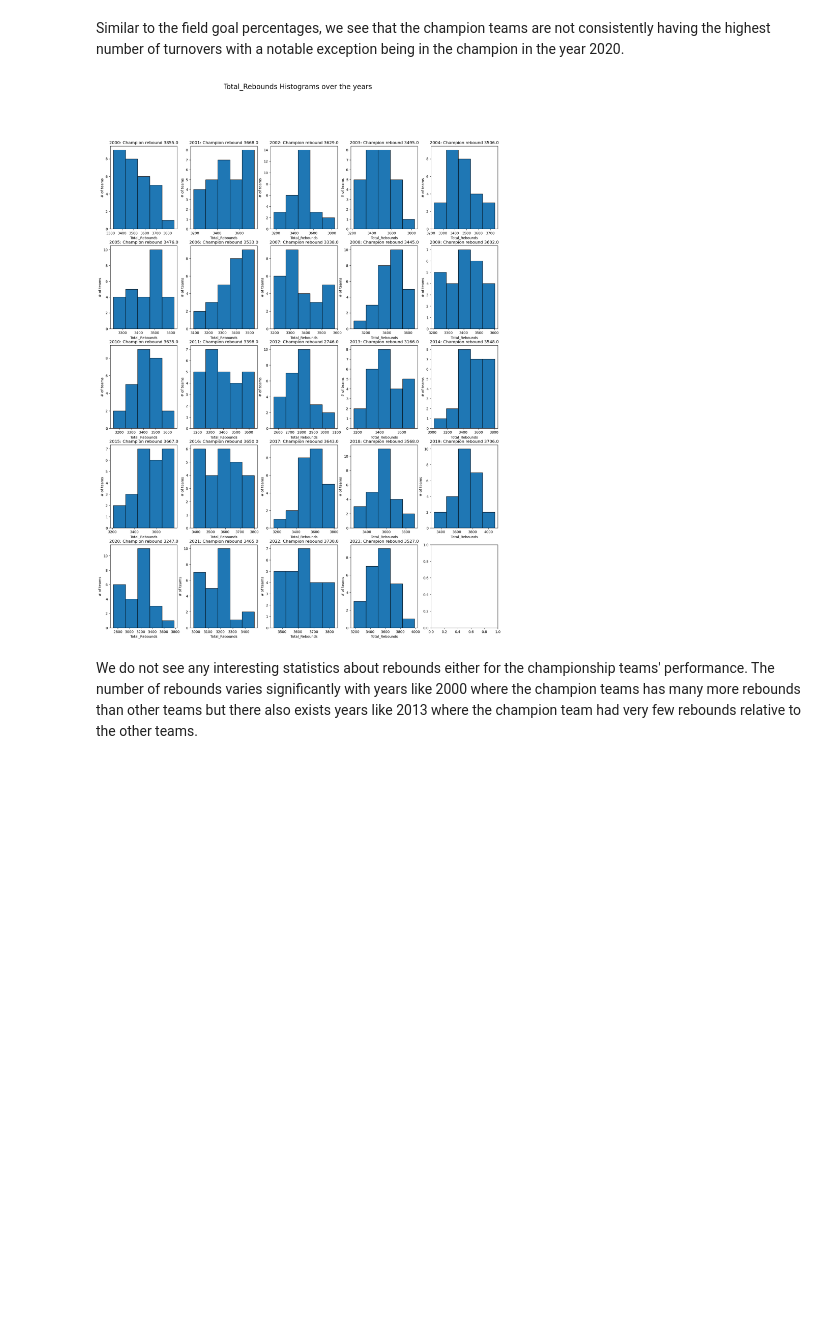
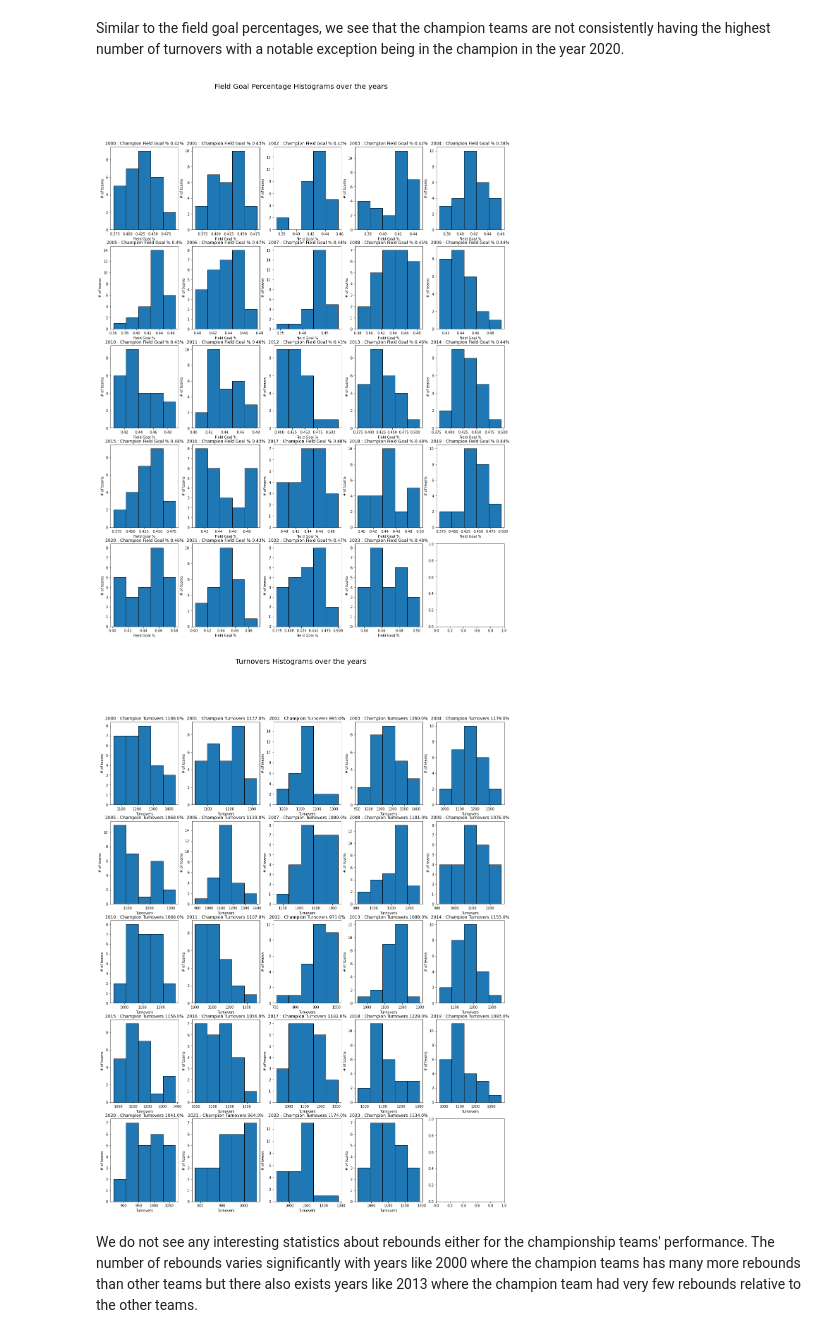
Before and after one commit to kevinkchen1/NBA-Data-Analysis, a Jupyter notebook: FinalProject_group074.ipynb, the cells around one changed output. Drawn from its saved outputs; the diff is of its cells as text; code cells hidden in the pictures; blank space fills up the shorter version.

```diff
--- a/FinalProject_group074.ipynb
+++ b/FinalProject_group074.ipynb
@@ -366,25 +380,34 @@ plt.show()
 # %% [markdown]
 Similar to the field goal percentages, we see that the champion teams are not consistently having the highest number of turnovers with a notable exception being in the champion in the year 2020.
 # %%
-fig, axes = plt.subplots(5, 5, figsize=(20, 5 * 5), sharex=False, sharey=False)
-axes = axes.flatten()
-fig.suptitle(f'Total_Rebounds Histograms over the years', fontsize=20)
-for i in range(24):
-    currYear = str(i + 2000)
-    year_data = all_years.filter(like=currYear,axis=0)
-    axes[i].hist(year_data['Total_Rebounds'], bins=5, edgecolor='black')
+def plot_metric_distribution(metric, title, ylabel, champions, all_years):
 
-    champion = champions[champions['Year'] == i+2000]['NBA Champion'].values
-    Val = year_data.loc[(champion[0],i + 2000)]['Total_Rebounds']
-    Val *= 100
-    Val = int(Val)
-    Val /= 100
-    axes[i].set_title(f'{currYear}: Champion rebound {Val}')
-    axes[i].set_xlabel('Total_Rebounds')
-    axes[i].set_ylabel('# of teams')
-plt.show()
+    fig, axes = plt.subplots(5, 5, figsize=(20, 25), sharex=False, sharey=False)
+    axes = axes.flatten()
+    fig.suptitle(f'{title} over the years', fontsize=20)
+
+    for i in range(24):
+        currYear = str(i + 2000)
+        year_data = all_years.filter(like=currYear, axis=0)
+        axes[i].hist(year_data[metric], bins=5, edgecolor='black')
+
+        champion = champions[champions['Year'] == i + 2000]['NBA Champion'].values
+        metric_val = year_data.loc[(champion[0], i + 2000)][metric]
+        metric_val *= 100
+        metric_val = int(metric_val)
+        metric_val /= 100
+
+        axes[i].set_title(f'{currYear} : Champion {metric} {metric_val}%')
+        axes[i].set_xlabel(f'{metric}')
+        axes[i].set_ylabel(f'{ylabel}')
+
+    plt.show()
+
+plot_metric_distribution('Field Goal %', 'Field Goal Percentage Histograms', '# of teams', champions, all_years)
+plot_metric_distribution('Turnovers', 'Turnovers Histograms', '# of teams', champions, all_years)
 # %% [output]
-[figure, old version]
+[figure, new version]
+[figure, added]
 # %% [markdown]
 We do not see any interesting statistics about rebounds either for the championship teams' performance. The number of rebounds varies significantly with years like 2000 where the champion teams has many more rebounds than other teams but there also exists years like 2013 where the champion team had very few rebounds relative to the other teams.
 # %% [markdown]
```
Also changed, not shown: parts of 8 cells of this notebook.
